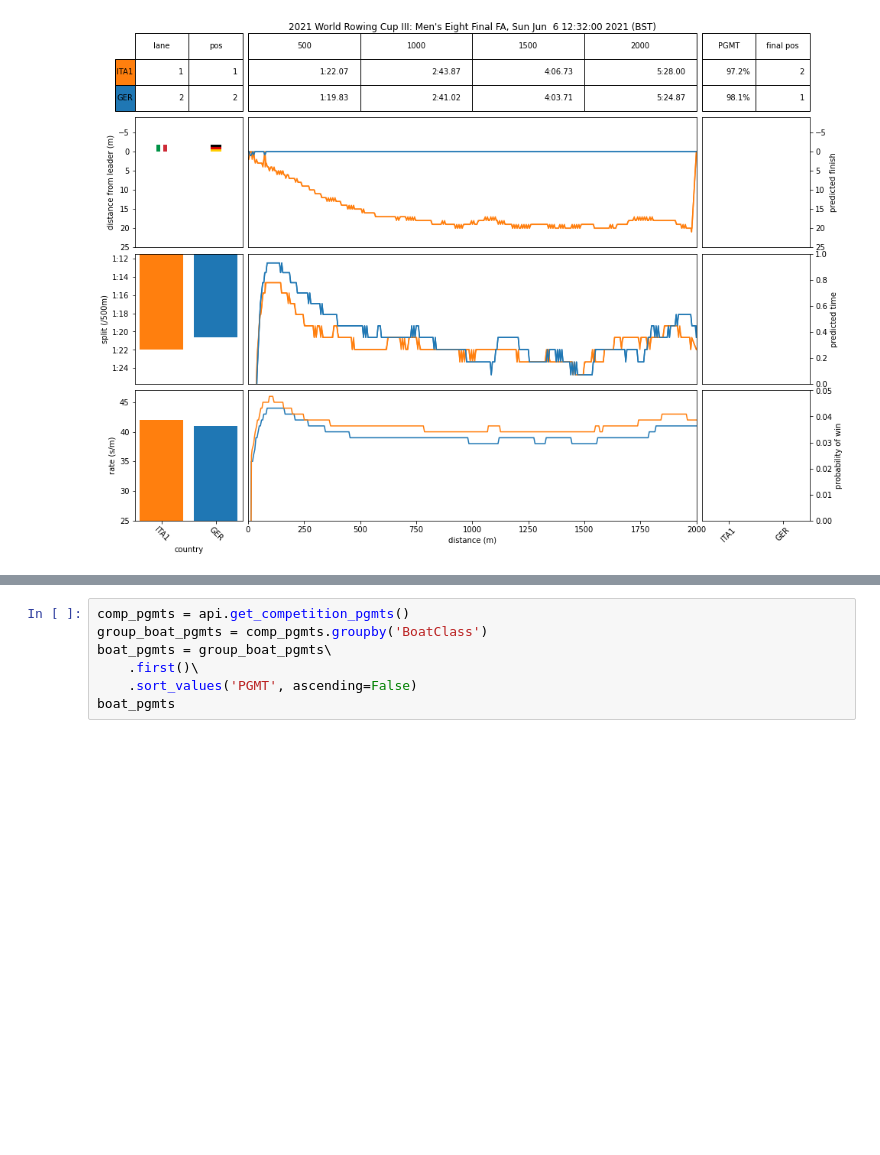
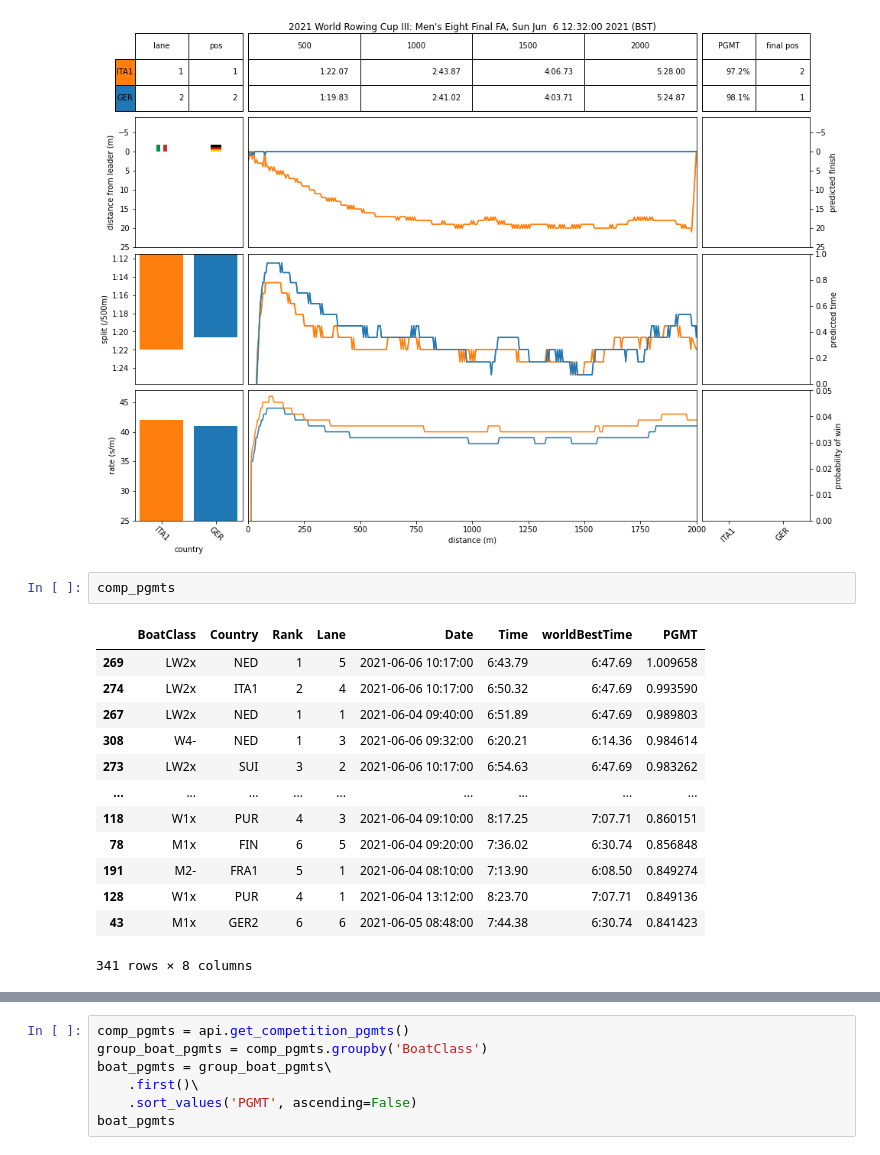
Before and after one commit to matthewghgriffiths/rowing, a Jupyter notebook: Live tracking example.ipynb, the cells around one changed output, grey strips where cells are left out. Saved outputs shown, nothing was run; the diff lists cells and outputs as text; blank space fills up the shorter version.

```diff
--- a/Live tracking example.ipynb
+++ b/Live tracking example.ipynb
@@ -16,3 +16,19 @@ api.show_next_races()
 # %% [output]
 |  | Race | Time | Time to race |
 [figure]
+# %%
+comp_pgmts
+# %% [output]
+|  | BoatClass | Country | Rank | Lane | Date | Time | worldBestTime | PGMT |
+| 269 | LW2x | NED | 1 | 5 | 2021-06-06 10:17:00 | 6:43.79 | 6:47.69 | 1.009658 |
+| 274 | LW2x | ITA1 | 2 | 4 | 2021-06-06 10:17:00 | 6:50.32 | 6:47.69 | 0.993590 |
+| 267 | LW2x | NED | 1 | 1 | 2021-06-04 09:40:00 | 6:51.89 | 6:47.69 | 0.989803 |
+| 308 | W4- | NED | 1 | 3 | 2021-06-06 09:32:00 | 6:20.21 | 6:14.36 | 0.984614 |
+| 273 | LW2x | SUI | 3 | 2 | 2021-06-06 10:17:00 | 6:54.63 | 6:47.69 | 0.983262 |
+| ... | ... | ... | ... | ... | ... | ... | ... | ... |
+| 118 | W1x | PUR | 4 | 3 | 2021-06-04 09:10:00 | 8:17.25 | 7:07.71 | 0.860151 |
+| 78 | M1x | FIN | 6 | 5 | 2021-06-04 09:20:00 | 7:36.02 | 6:30.74 | 0.856848 |
+| 191 | M2- | FRA1 | 5 | 1 | 2021-06-04 08:10:00 | 7:13.90 | 6:08.50 | 0.849274 |
+| 128 | W1x | PUR | 4 | 1 | 2021-06-04 13:12:00 | 8:23.70 | 7:07.71 | 0.849136 |
+| 43 | M1x | GER2 | 6 | 6 | 2021-06-05 08:48:00 | 7:44.38 | 6:30.74 | 0.841423 |
+341 rows × 8 columns
```
Also changed, not shown: parts of 3 cells of this notebook, 2 other files.
